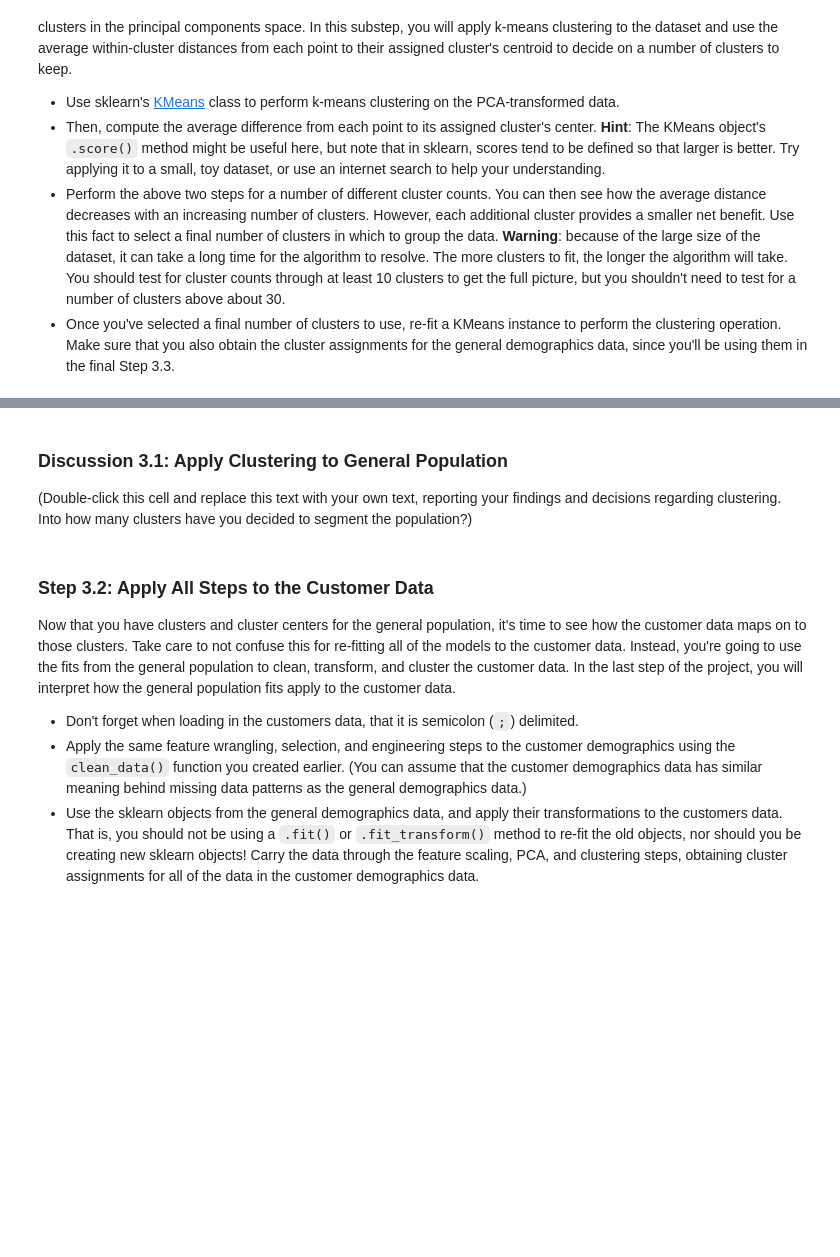
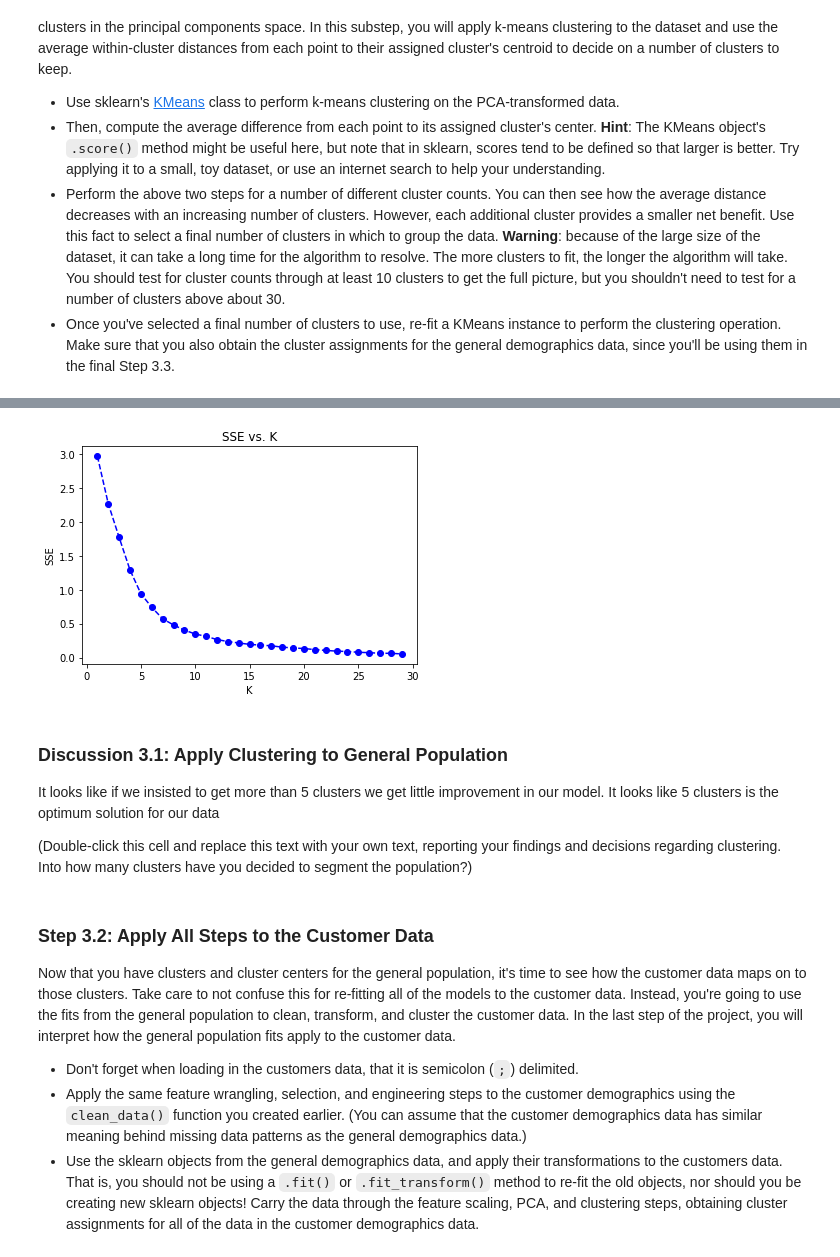
Before and after one commit to chpolyzo/intro_MLND, a Jupyter notebook: third_project/Identify_Customer_Segments.ipynb, the cells around one changed output, grey strips where cells are left out. Cells and saved outputs as stored; diff of their text form; code cells hidden in the pictures; blank space fills up the shorter version.

```diff
--- a/third_project/Identify_Customer_Segments.ipynb
+++ b/third_project/Identify_Customer_Segments.ipynb
@@ -1649,9 +1653,48 @@ You've assessed and cleaned the demographics data, then scaled and transformed t
 # %%
 # Re-fit the k-means model with the selected number of clusters and obtain
 # cluster predictions for the general population demographics data.
+# %%
+# A place for your work - create a scree plot - you will need to
+# Fit a kmeans model with changing k from 1-10
+# Obtain the score for each model (take the absolute value)
+# Plot the score against k
+def get_kmeans_score(data, center):
+    '''
+    returns the kmeans score regarding SSE for points to centers
+    INPUT:
+        data - the dataset you want to fit kmeans to
+        center - the number of centers you want (the k value)
+    OUTPUT:
+        score - the SSE score for the kmeans model fit to the data
+    '''
+    #instantiate kmeans
+    kmeans = KMeans(n_clusters=center)
+
+    # Then fit the model to your data using the fit method
+    model = kmeans.fit(data)
+
+    # Obtain a score related to the model fit
+    score = np.abs(model.score(data))
+
+    return score
+# %%
+scores = []
+centers = list(range(1,30))
+
+for center in centers:
+    scores.append(get_kmeans_score(df, center))
+
+plt.plot(centers, scores, linestyle='--', marker='o', color='b');
+plt.xlabel('K');
+plt.ylabel('SSE');
+plt.title('SSE vs. K');
+# %% [output]
+[figure, added]
 # %% [markdown]
 ### Discussion 3.1: Apply Clustering to General Population
 
+It looks like if we insisted to get more than 5 clusters we get little improvement in our model. It looks like 5 clusters is the optimum solution for our data
+
 (Double-click this cell and replace this text with your own text, reporting your findings and decisions regarding clustering. Into how many clusters have you decided to segment the population?)
 # %% [markdown]
 ### Step 3.2: Apply All Steps to the Customer Data
```
Also changed, not shown: parts of 30 cells of this notebook.
